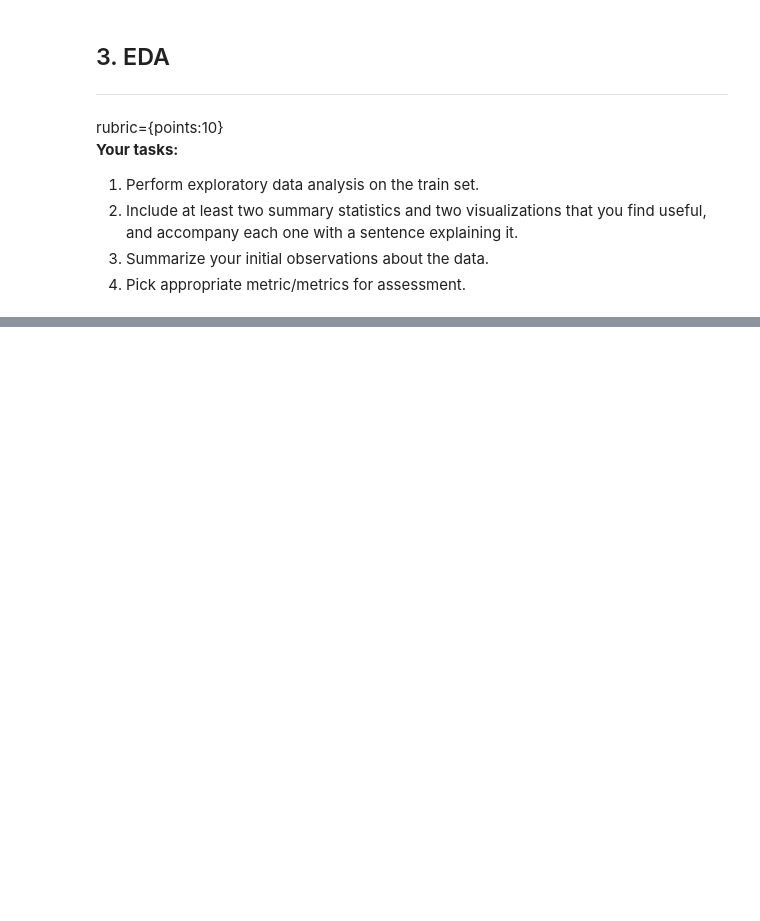
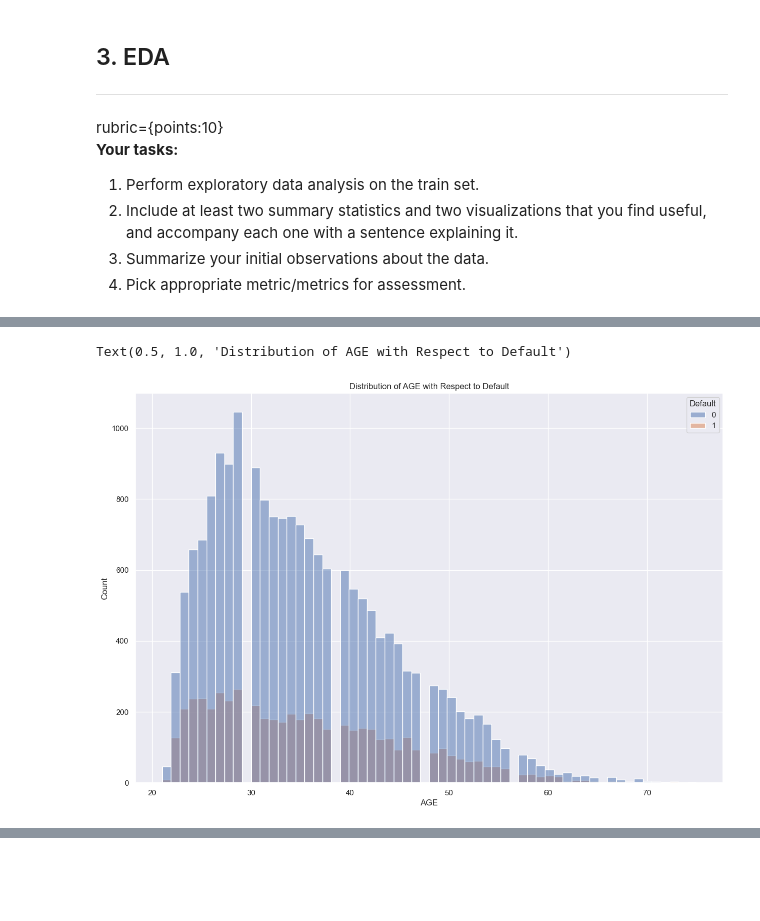
Before and after one commit to harshalk612/ML-Assigment, a Jupyter notebook: Basic HW/hw6/hw6.ipynb, the cells around one changed output, grey strips where cells are left out. Drawn from its saved outputs; the diff is of its cells as text; code cells hidden in the pictures; blank space fills up the shorter version.

```diff
--- a/Basic HW/hw6/hw6.ipynb
+++ b/Basic HW/hw6/hw6.ipynb
@@ -122,0 +390,7 @@ rubric={points:10}
+# %%
+fig, ax = plt.subplots(figsize=(15,10))
+sns.histplot(data=df_train,x="AGE",hue="Default")
+ax.set_title("Distribution of AGE with Respect to Default")
+# %% [output]
+Text(0.5, 1.0, 'Distribution of AGE with Respect to Default')
+[figure, added]
```
Also changed, not shown: parts of 44 cells of this notebook, 1 other file.
